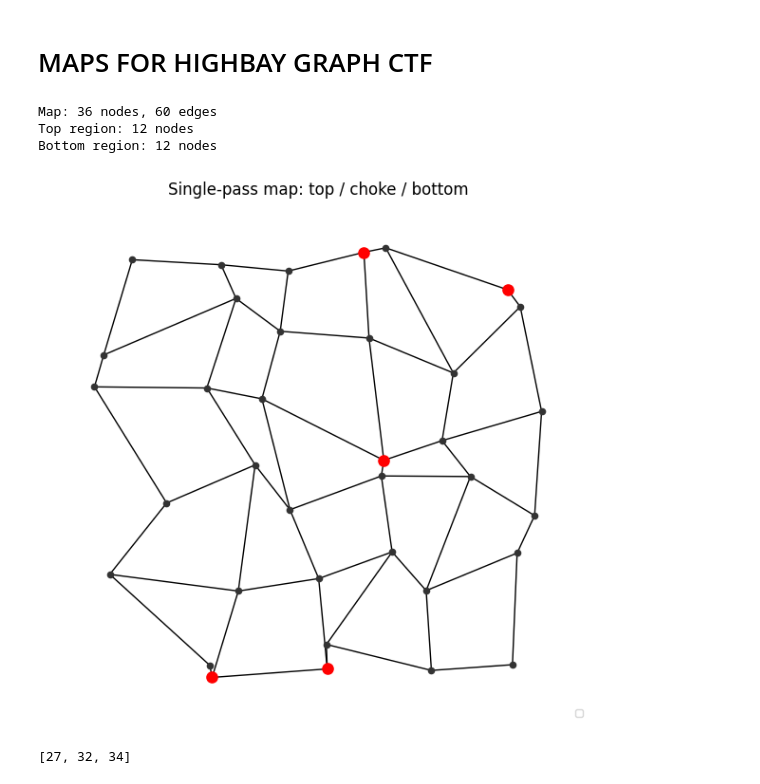
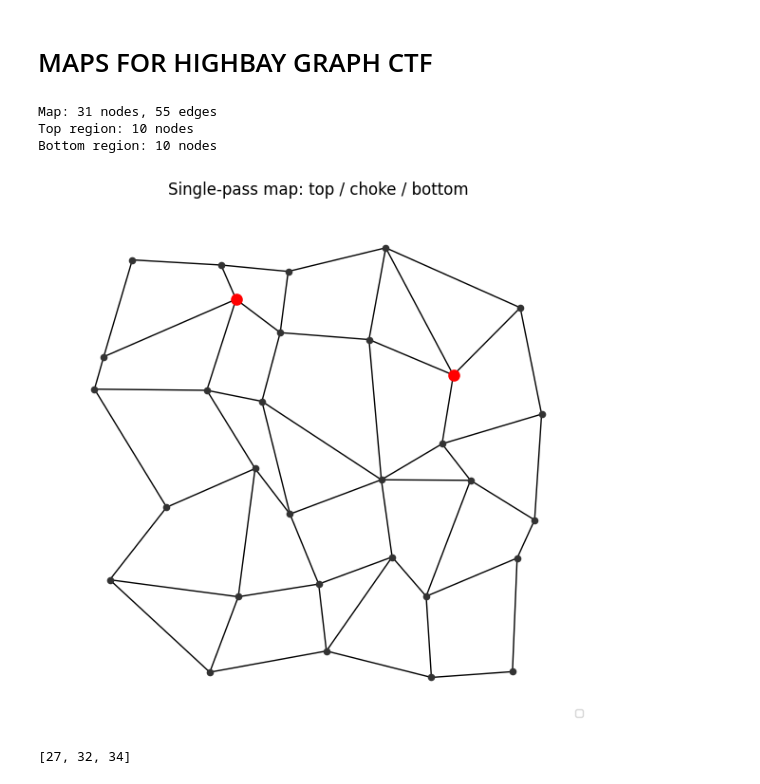
Before and after one commit to namanaggarwal/ctf_ros2_ws, a Jupyter notebook: src/ctf_rover/ctf_rover/gen_graph_maps_copy.ipynb, the cells around one changed output. Drawn from its saved outputs; the diff is of its cells as text; code cells hidden in the pictures.

Commit message:
made edits to make_highbay_map() in GraphCTF

```diff
--- a/src/ctf_rover/ctf_rover/gen_graph_maps_copy.ipynb
+++ b/src/ctf_rover/ctf_rover/gen_graph_maps_copy.ipynb
@@ -540,6 +540,16 @@ for u, v in edges:
 largest_cc = max(nx.connected_components(G), key=len)
 G_map = G.subgraph(largest_cc).copy()
 
+prune_node_list = [3, 5, 15, 31, 32]
+post_prune_node_dict = {3:4, 5:11, 15:21, 31:30, 32:33}
+
+for node in prune_node_list:
+    post_prune_node = post_prune_node_dict[node]
+    prune_node_neighbors = list(G_map.neighbors(node))
+    G_map.remove_node(node)
+    for neighbor in prune_node_neighbors:
+        if neighbor != post_prune_node: G_map.add_edge(post_prune_node, neighbor)
+
 print(f"Map: {G_map.number_of_nodes()} nodes, {G_map.number_of_edges()} edges")
 print(f"Top region: {sum(1 for u in G_map if u//ny_dim < choke_row_start)} nodes")
 print(f"Bottom region: {sum(1 for u in G_map if u//ny_dim > choke_row_end)} nodes")
@@ -572,53 +582,41 @@ visible_rf1 = copy.deepcopy(visible_rf1_)
 """
 for node in visible_rf1_:
     if node in passage_nodes:
         visible_rf1.remove(node)
 visible_rf2_ = set(nx.single_source_shortest_path_length(G_map, rf2, cutoff=K).keys())
 visible_rf2 = copy.deepcopy(visible_rf2_)
 for node in visible_rf2_:
     if node in passage_nodes:
         visible_rf2.remove(node)
 
 both   = visible_rf1 & visible_rf2
 only1  = visible_rf1 - visible_rf2
 only2  = visible_rf2 - visible_rf1
 neither = set(G_map.nodes()) - visible_rf1 - visible_rf2
 
 pos = map_pos[rf1] #np.array([5, -7])
 ax.scatter(*pos, color="red", s=65, zorder=6) #s=35
 pos = map_pos[rf2] #np.array([5, -7])
 ax.scatter(*pos, color="red", s=65, zorder=6) #s=35
 
 scatter_nodes(only1, map_pos,   '#2196F3', f'rf1 only (≤{K} hops)')
 scatter_nodes(only2, map_pos,   '#FF9800', f'rf2 only (≤{K} hops)')
 scatter_nodes(both, map_pos, '#9C27B0', f'both (≤{K} hops)')
 """
-pos_dict = nx.get_node_attributes(G_map, 'pos')
-pos_node = pos_dict[3] #4
-ax.scatter(*pos_node, color="red", s=65, zorder=6) #s=35
 
-pos_node = pos_dict[5] #11
-ax.scatter(*pos_node, color="red", s=65, zorder=6) #s=35
+pos = pos_dict[7]
+ax.scatter(*pos, color="red", s=65, zorder=6) #s=35
 
-pos_node = pos_dict[15] #21
-ax.scatter(*pos_node, color="red", s=65, zorder=6) #s=35
-
-pos_node = pos_dict[31] #30
-ax.scatter(*pos_node, color="red", s=65, zorder=6) #s=35
-
-pos_node = pos_dict[32] #33
-ax.scatter(*pos_node, color="red", s=65, zorder=6) #s=35
-
-prune_node_list = [3, 5, 15, 31, 32]
-post_prune_node_dict = {3:4, 5:11, 15:21, 31:30, 32:33}
+pos = pos_dict[10]
+ax.scatter(*pos, color="red", s=65, zorder=6) #s=35
 
 plt.tight_layout()
 plt.show()
 # %% [output]
-Map: 36 nodes, 60 edges
-Top region: 12 nodes
-Bottom region: 12 nodes
+Map: 31 nodes, 55 edges
+Top region: 10 nodes
+Bottom region: 10 nodes
-[figure, old version]
+[figure, new version]
 # %%
 list(G_map.neighbors(33))
 # %% [output]
```
Also changed, not shown: 1 other file.
